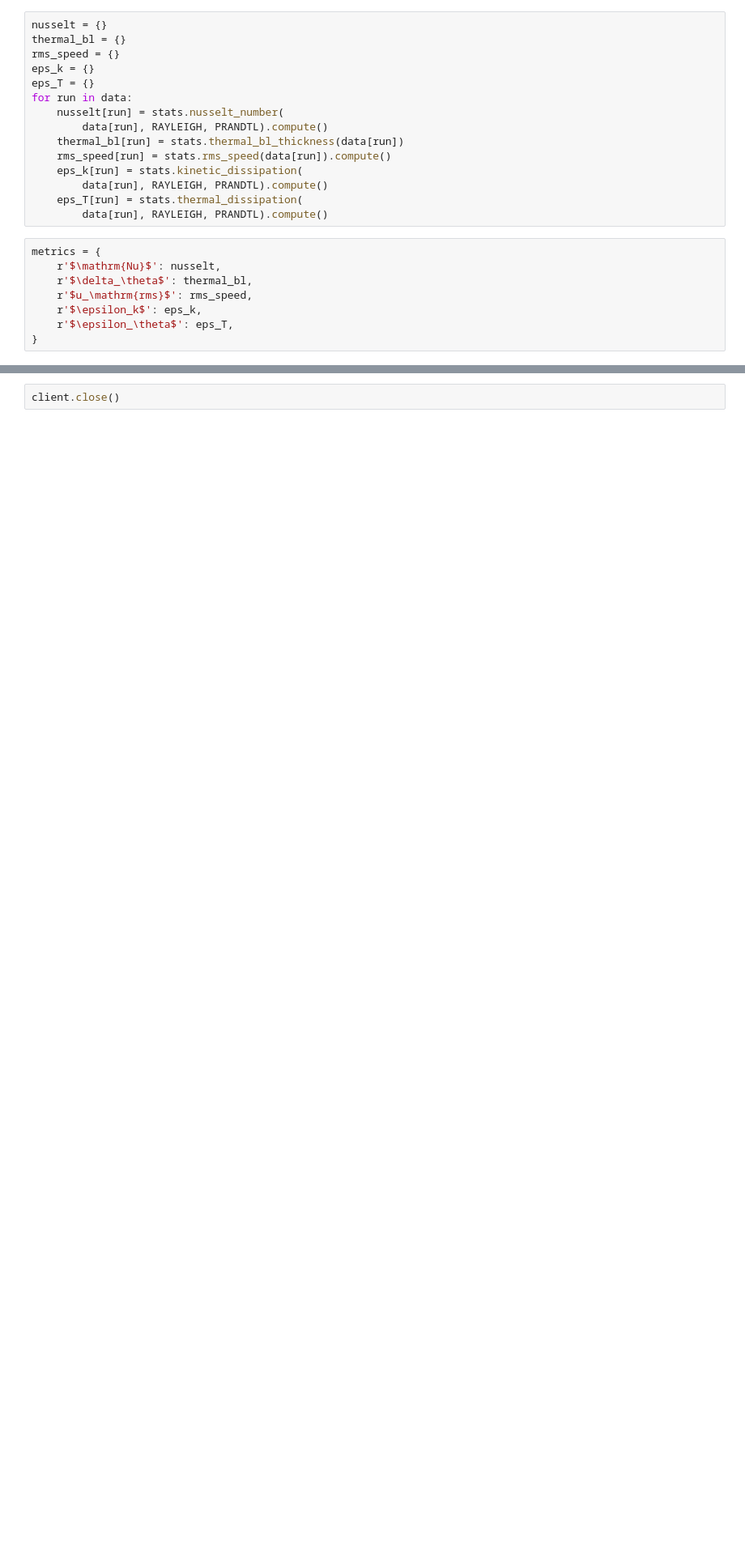
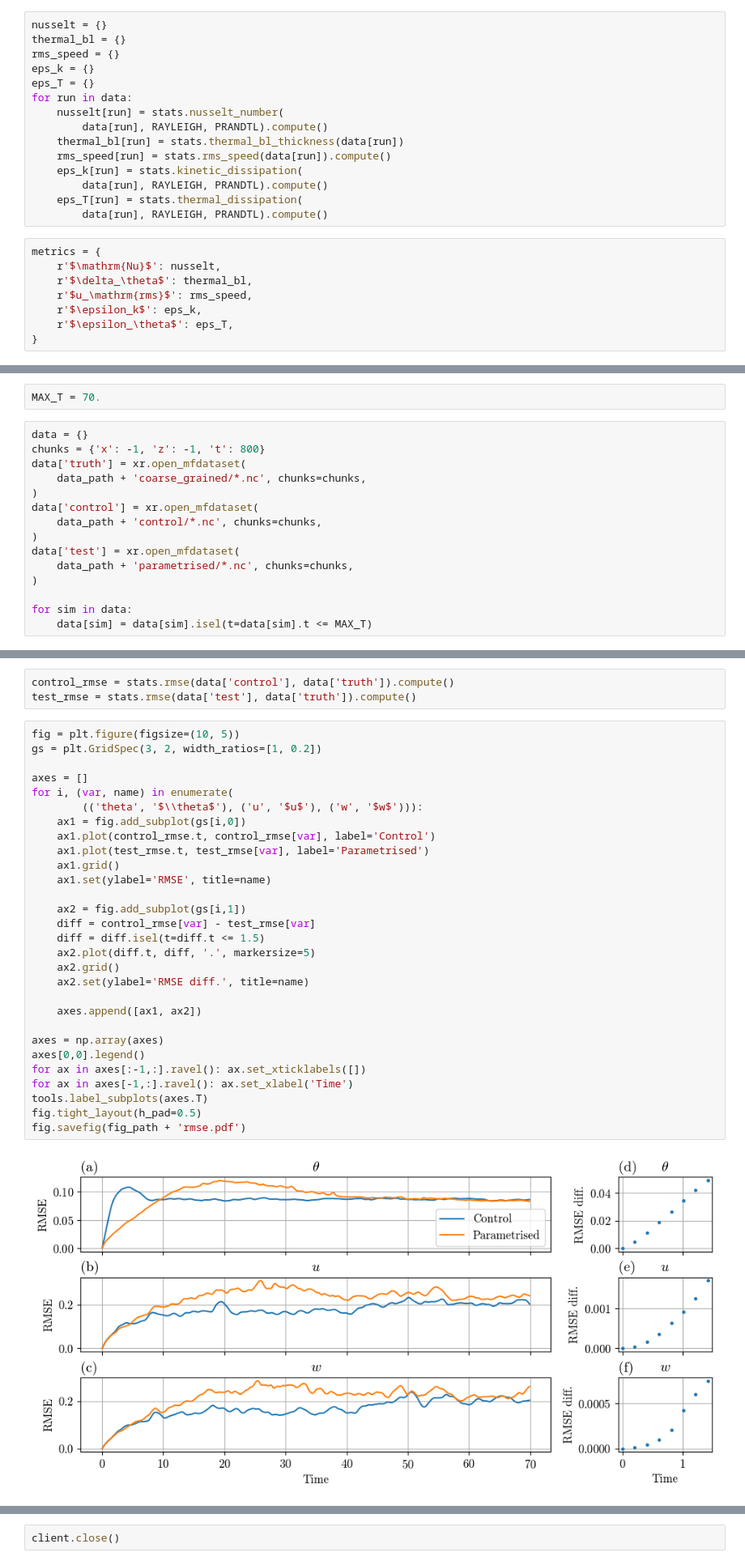
Before and after one commit to tschanzer/honours-project, a Jupyter notebook: final_notebooks/evaluation.ipynb, the cells around one changed output, grey strips where cells are left out. Shown at 81% size. Drawn from its saved outputs; the diff is of its cells as text; blank space fills up the shorter version.

```diff
--- a/final_notebooks/evaluation.ipynb
+++ b/final_notebooks/evaluation.ipynb
@@ -226,0 +233,17 @@ fig.savefig(fig_path + 'stats_vs_fine.pdf')
+# %%
+MAX_T = 70.
+# %%
+data = {}
+chunks = {'x': -1, 'z': -1, 't': 800}
+data['truth'] = xr.open_mfdataset(
+    data_path + 'coarse_grained/*.nc', chunks=chunks,
+)
+data['control'] = xr.open_mfdataset(
+    data_path + 'control/*.nc', chunks=chunks,
+)
+data['test'] = xr.open_mfdataset(
+    data_path + 'parametrised/*.nc', chunks=chunks,
+)
+
+for sim in data:
+    data[sim] = data[sim].isel(t=data[sim].t <= MAX_T)
@@ -226,0 +252,34 @@ fig.savefig(fig_path + 'stats_vs_fine.pdf')
+# %%
+control_rmse = stats.rmse(data['control'], data['truth']).compute()
+test_rmse = stats.rmse(data['test'], data['truth']).compute()
+# %%
+fig = plt.figure(figsize=(10, 5))
+gs = plt.GridSpec(3, 2, width_ratios=[1, 0.2])
+
+axes = []
+for i, (var, name) in enumerate(
+        (('theta', '$\\theta$'), ('u', '$u$'), ('w', '$w$'))):
+    ax1 = fig.add_subplot(gs[i,0])
+    ax1.plot(control_rmse.t, control_rmse[var], label='Control')
+    ax1.plot(test_rmse.t, test_rmse[var], label='Parametrised')
+    ax1.grid()
+    ax1.set(ylabel='RMSE', title=name)
+
+    ax2 = fig.add_subplot(gs[i,1])
+    diff = control_rmse[var] - test_rmse[var]
+    diff = diff.isel(t=diff.t <= 1.5)
+    ax2.plot(diff.t, diff, '.', markersize=5)
+    ax2.grid()
+    ax2.set(ylabel='RMSE diff.', title=name)
+
+    axes.append([ax1, ax2])
+
+axes = np.array(axes)
+axes[0,0].legend()
+for ax in axes[:-1,:].ravel(): ax.set_xticklabels([])
+for ax in axes[-1,:].ravel(): ax.set_xlabel('Time')
+tools.label_subplots(axes.T)
+fig.tight_layout(h_pad=0.5)
+fig.savefig(fig_path + 'rmse.pdf')
+# %% [output]
+[figure, added]
```
Also changed, not shown: parts of 9 cells of this notebook, 1 other file.
